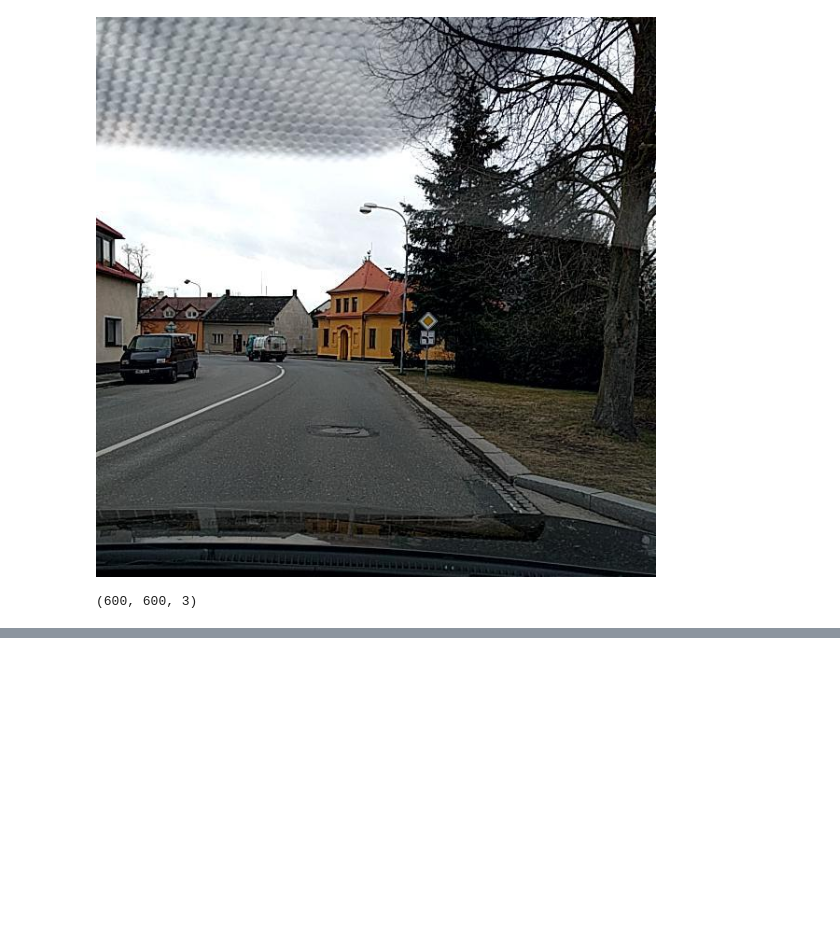
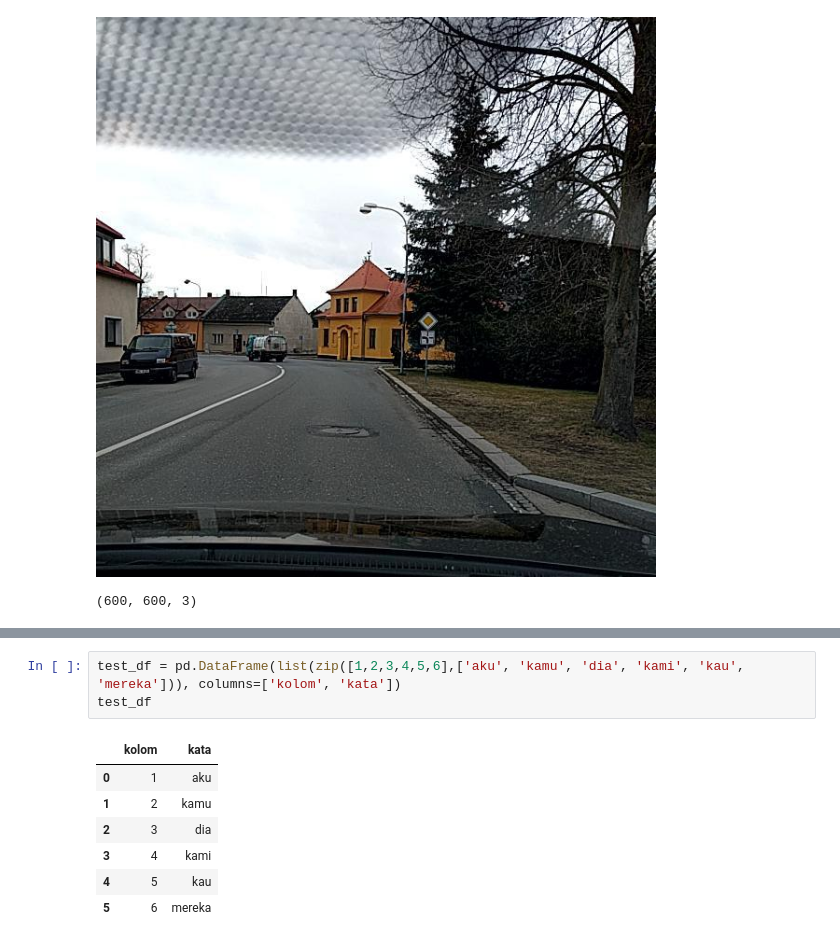
Before and after one commit to SokKanaTorajd/roadque-bangkit21, a Jupyter notebook: RoadQue_EDA.ipynb, the cells around one changed output, grey strips where cells are left out. Drawn from its saved outputs; the diff is of its cells as text; blank space fills up the shorter version.

```diff
--- a/RoadQue_EDA.ipynb
+++ b/RoadQue_EDA.ipynb
@@ -105,0 +200,11 @@ for i in range(5):
+# %%
+test_df = pd.DataFrame(list(zip([1,2,3,4,5,6],['aku', 'kamu', 'dia', 'kami', 'kau', 'mereka'])), columns=['kolom', 'kata'])
+test_df
+# %% [output]
+|  | kolom | kata |
+| 0 | 1 | aku |
+| 1 | 2 | kamu |
+| 2 | 3 | dia |
+| 3 | 4 | kami |
+| 4 | 5 | kau |
+| 5 | 6 | mereka |
```
Also changed, not shown: parts of 20 cells of this notebook.
